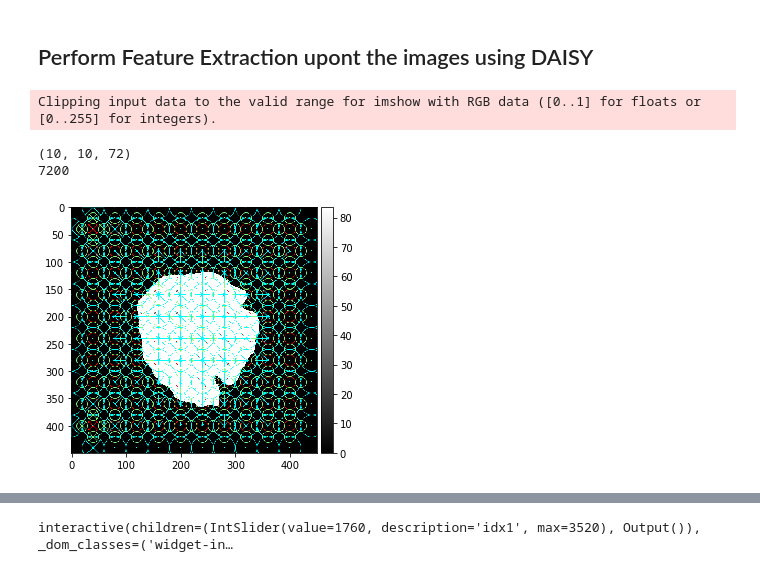
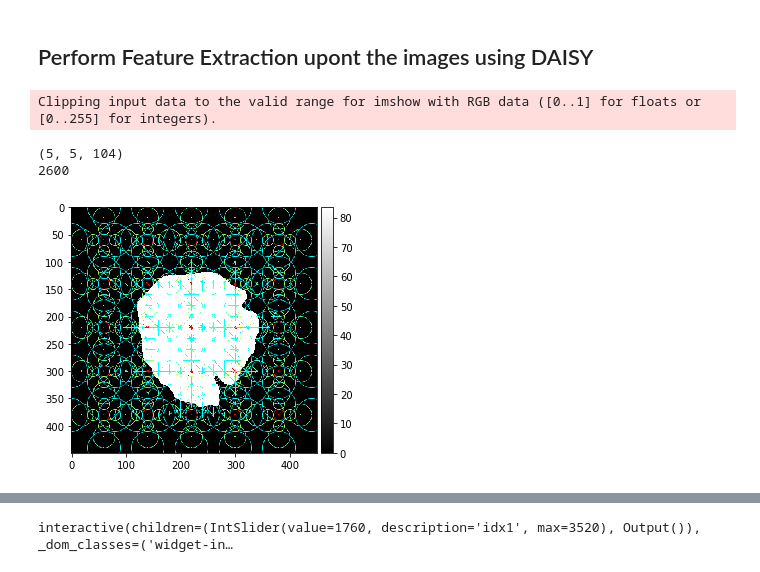
Before and after one commit to stevenjohnlarsen/Brain-Cells, a Jupyter notebook: Nicks-work.ipynb, the cells around one changed output, grey strips where cells are left out. Drawn from its saved outputs; the diff is of its cells as text; code cells hidden in the pictures.

```diff
--- a/Nicks-work.ipynb
+++ b/Nicks-work.ipynb
@@ -32,7 +32,7 @@ def read_images(directories, verb = False):
             data = gray_sacle(data)
             data = data.ravel()
             X.append(data)
-            y.append([1])
+            y.append(1)
 
         direct_hem = f"{direct}\\hem"
         for file in listdir(direct_hem):
@@ -43,7 +43,7 @@ def read_images(directories, verb = False):
             data = gray_sacle(data)
             data = data.ravel()
             X.append(data)
-            y.append([0])
+            y.append(0)
 
     return np.asarray(X), np.asarray(y)
 
@@ -104,21 +109,21 @@ def apply_daisy(row,shape,step=10, radius=10, rings=2,
 # %%
 h = 450
 w = 450
 img = X[0].reshape((h,w))
 test_feature, img_desc = daisy(img,
-                                 step=40,
-                                 radius=40,
-                                 rings=2,
+                                 step=80,
+                                 radius=60,
+                                 rings=3,
                                  histograms=4,
                                  orientations=8,
                                  visualize=True)
 
 imshow(img_desc, cmap=plt.cm.gray)
 plt.grid(False)
 print(test_feature.shape)
 print(test_feature.shape[0]*test_feature.shape[1]*test_feature.shape[2])
 # %% [output]
 Clipping input data to the valid range for imshow with RGB data ([0..1] for floats or [0..255] for integers).
-(10, 10, 72)
-7200
+(5, 5, 104)
+2600
-[figure, old version]
+[figure, new version]
```
Also changed, not shown: parts of 12 cells of this notebook.
